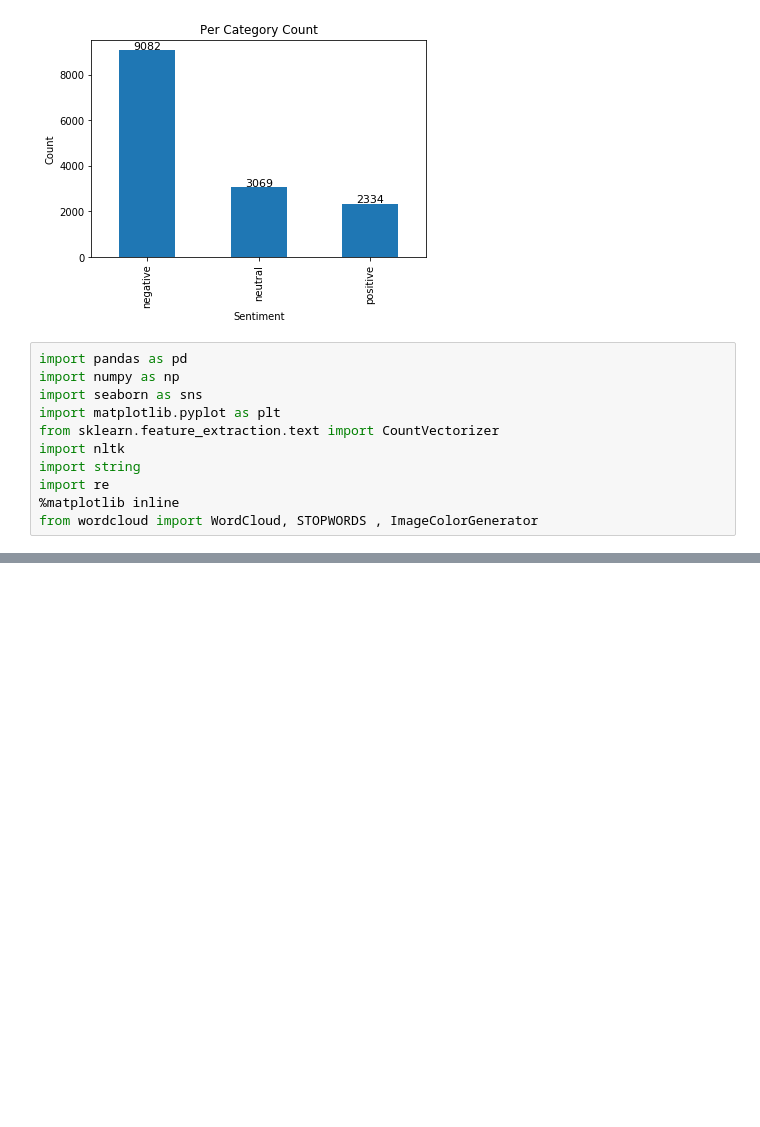
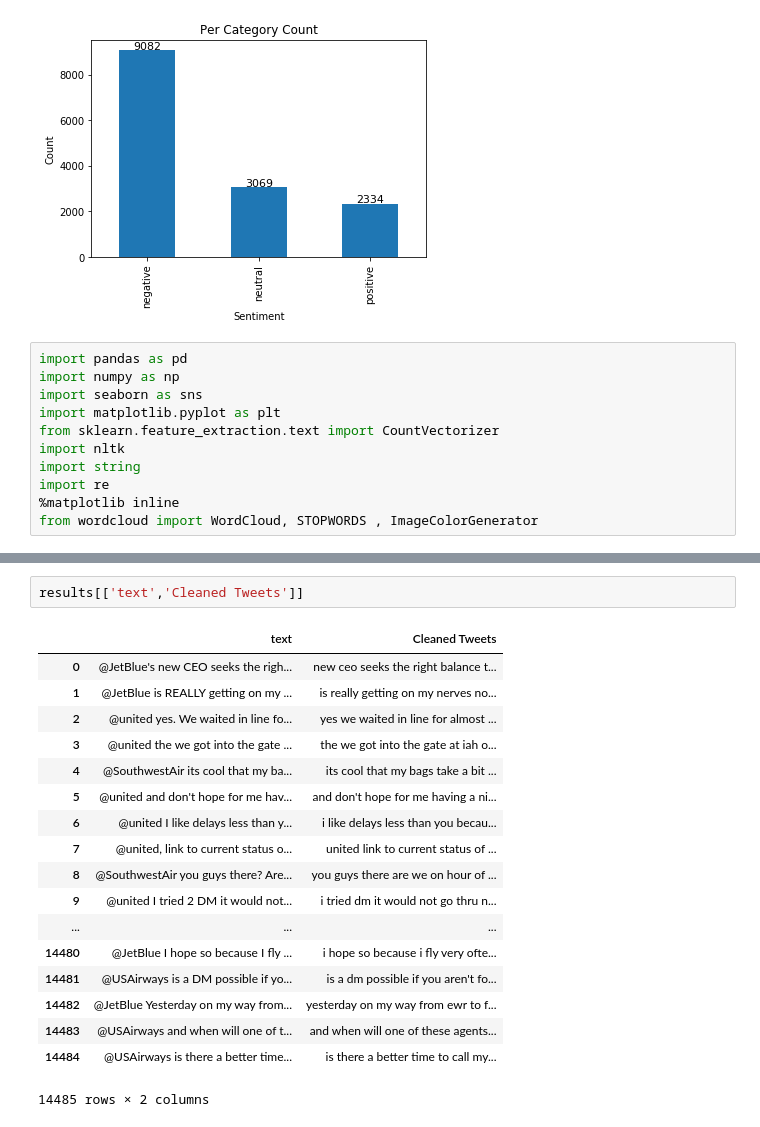
Before and after one commit to ankushjapra/Sentiments, a Jupyter notebook: Task 1.ipynb, the cells around one changed output, grey strips where cells are left out. Cells and saved outputs as stored; diff of their text form; blank space fills up the shorter version.

```diff
--- a/Task 1.ipynb
+++ b/Task 1.ipynb
@@ -116,3 +137,24 @@ from wordcloud import WordCloud, STOPWORDS , ImageColorGenerator
+# %%
+results[['text','Cleaned Tweets']]
+# %% [output]
+|  | text | Cleaned Tweets |
+| 0 | @JetBlue's new CEO seeks the righ... | new ceo seeks the right balance t... |
+| 1 | @JetBlue is REALLY getting on my ... | is really getting on my nerves no... |
+| 2 | @united yes. We waited in line fo... | yes we waited in line for almost ... |
+| 3 | @united the we got into the gate ... | the we got into the gate at iah o... |
+| 4 | @SouthwestAir its cool that my ba... | its cool that my bags take a bit ... |
+| 5 | @united and don't hope for me hav... | and don't hope for me having a ni... |
+| 6 | @united I like delays less than y... | i like delays less than you becau... |
+| 7 | @united, link to current status o... | united link to current status of ... |
+| 8 | @SouthwestAir you guys there? Are... | you guys there are we on hour of ... |
+| 9 | @united I tried 2 DM it would not... | i tried dm it would not go thru n... |
+| ... | ... | ... |
+| 14480 | @JetBlue I hope so because I fly ... | i hope so because i fly very ofte... |
+| 14481 | @USAirways is a DM possible if yo... | is a dm possible if you aren't fo... |
+| 14482 | @JetBlue Yesterday on my way from... | yesterday on my way from ewr to f... |
+| 14483 | @USAirways and when will one of t... | and when will one of these agents... |
+| 14484 | @USAirways is there a better time... | is there a better time to call my... |
+14485 rows × 2 columns
 # %%
 positive_tweets = results[results['airline_sentiment']=='positive']
 negative_tweets = results[results['airline_sentiment']=='negative']
```
Also changed, not shown: parts of 8 cells of this notebook.
